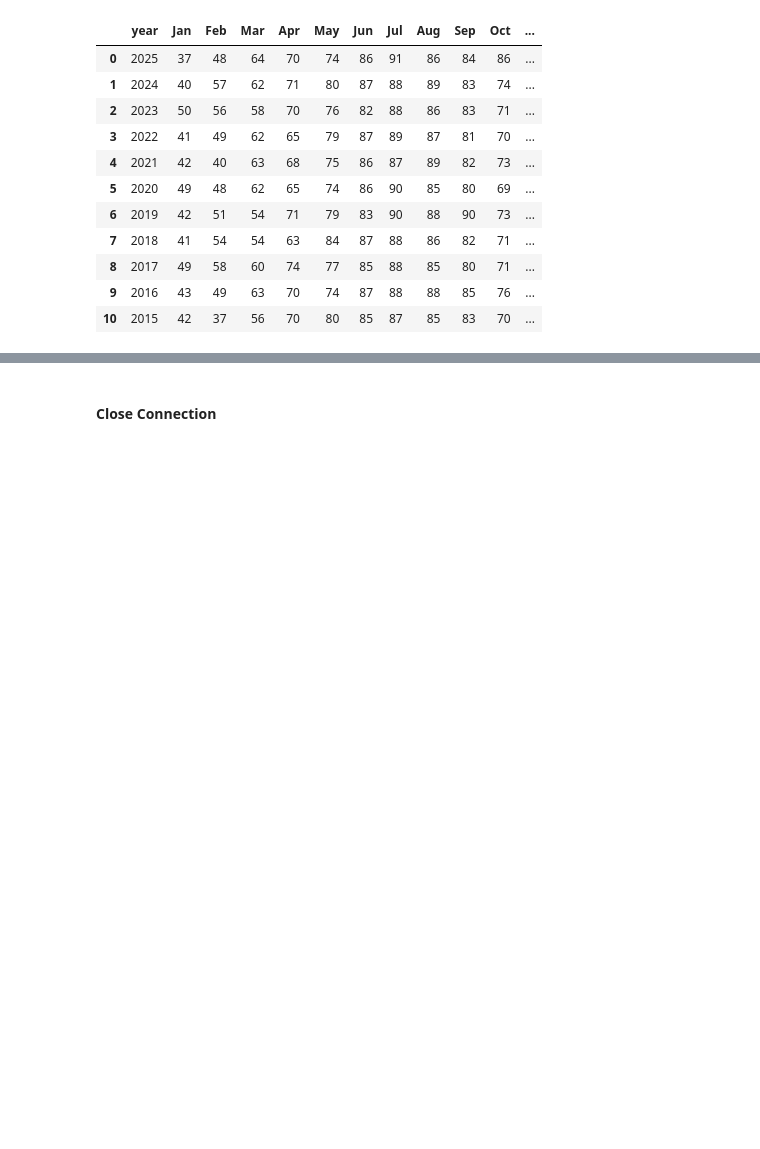
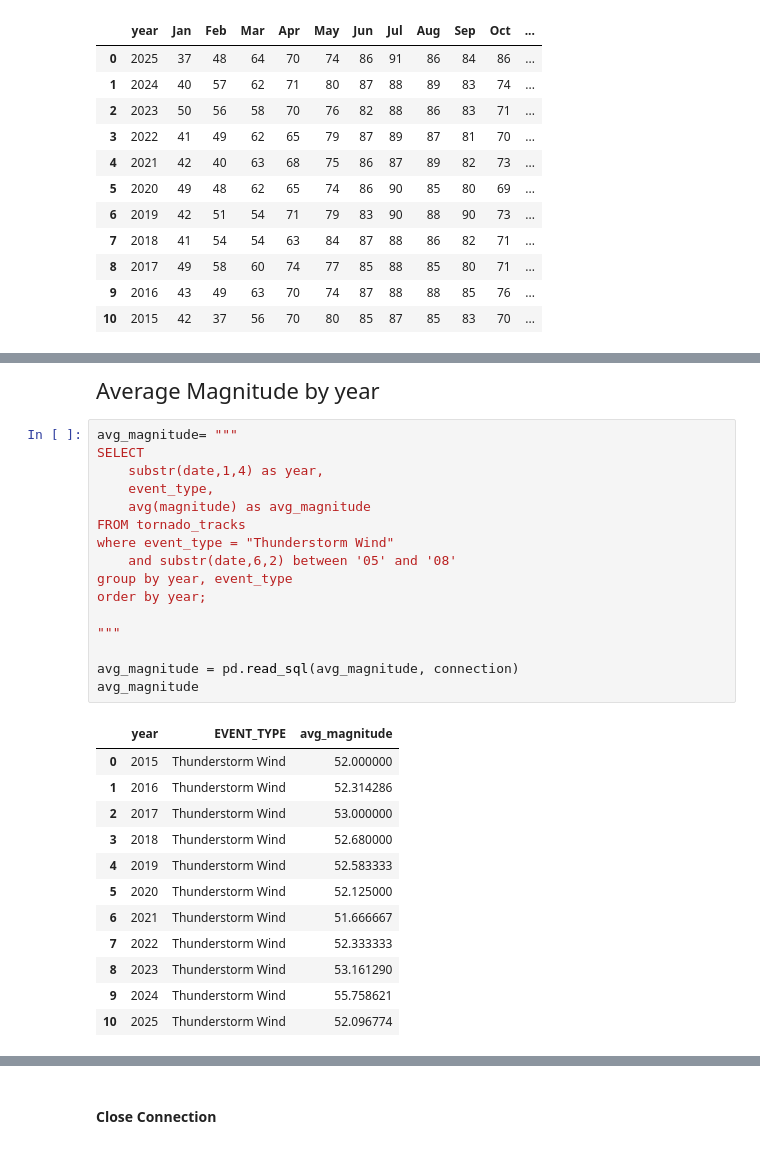
Before and after one commit to eugeniaduke/Is_Tornado_Activity_Increasing, a Jupyter notebook: Notebooks/Tornado_Tracks_Database.ipynb, the cells around one changed output, grey strips where cells are left out. Cells and saved outputs as stored; diff of their text form; blank space fills up the shorter version.

```diff
--- a/Notebooks/Tornado_Tracks_Database.ipynb
+++ b/Notebooks/Tornado_Tracks_Database.ipynb
@@ -257,0 +258,33 @@ plt.show()
+# %% [markdown]
+<p style="margin-left:20px; font-size:22px;">
+  Average Magnitude by year
+</p>
+# %%
+avg_magnitude= """
+SELECT
+    substr(date,1,4) as year,
+    event_type,
+    avg(magnitude) as avg_magnitude
+FROM tornado_tracks
+where event_type = "Thunderstorm Wind"
+    and substr(date,6,2) between '05' and '08'
+group by year, event_type
+order by year;
+
+"""
+
+avg_magnitude = pd.read_sql(avg_magnitude, connection)
+avg_magnitude
+# %% [output]
+|  | year | EVENT_TYPE | avg_magnitude |
+| 0 | 2015 | Thunderstorm Wind | 52.000000 |
+| 1 | 2016 | Thunderstorm Wind | 52.314286 |
+| 2 | 2017 | Thunderstorm Wind | 53.000000 |
+| 3 | 2018 | Thunderstorm Wind | 52.680000 |
+| 4 | 2019 | Thunderstorm Wind | 52.583333 |
+| 5 | 2020 | Thunderstorm Wind | 52.125000 |
+| 6 | 2021 | Thunderstorm Wind | 51.666667 |
+| 7 | 2022 | Thunderstorm Wind | 52.333333 |
+| 8 | 2023 | Thunderstorm Wind | 53.161290 |
+| 9 | 2024 | Thunderstorm Wind | 55.758621 |
+| 10 | 2025 | Thunderstorm Wind | 52.096774 |
```
Also changed, not shown: parts of 9 cells of this notebook, 6 other files.
